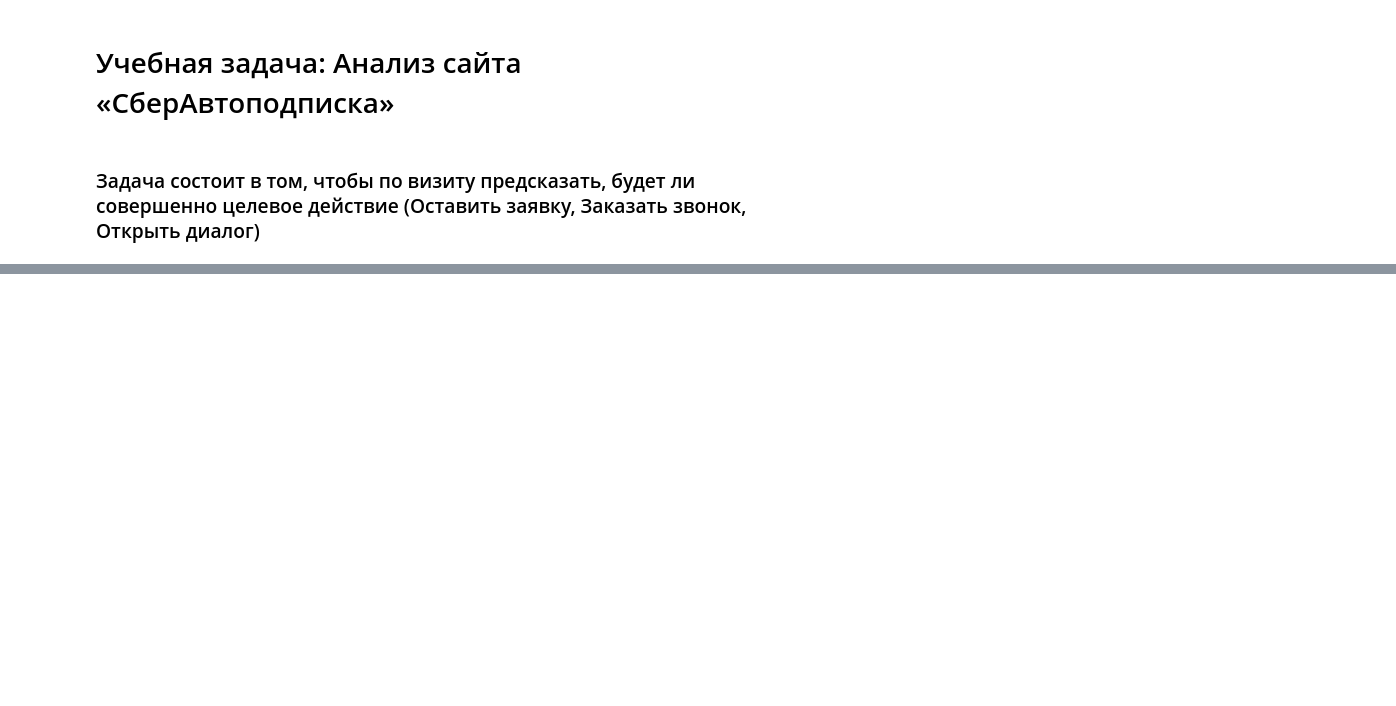
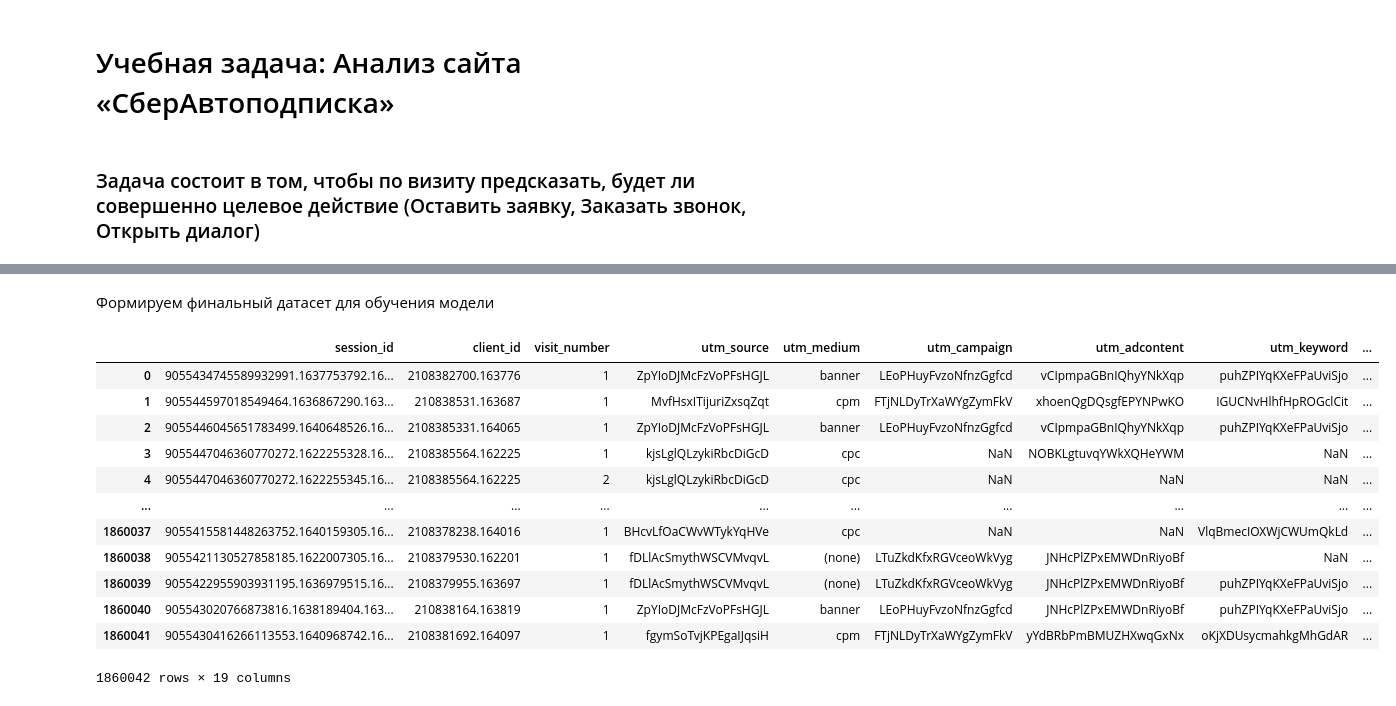
Before and after one commit to nekita473/Ms, a Jupyter notebook: Praktikum_2/Analysis.ipynb, the cells around one changed output, grey strips where cells are left out. Saved outputs shown, nothing was run; the diff lists cells and outputs as text; code cells hidden in the pictures; blank space fills up the shorter version.

```diff
--- a/Praktikum_2/Analysis.ipynb
+++ b/Praktikum_2/Analysis.ipynb
@@ -108,0 +342,2 @@ df_prepared.to_csv('data/df_prepared.csv', index=False)
+# %%
+sessions = sessions.fillna('NaN')
@@ -108,0 +370,41 @@ df_prepared.to_csv('data/df_prepared.csv', index=False)
+# %%
+# Составляем словарь целевых действий
+
+target_events = [
+  'chat established',
+  'mobile call','tap_on_phone_800','tap_on_phone_495','click_on_phone',
+  'sub_submit_success','greenday_sub_submit_success','request_success',
+  'sub_car_request_submit_click','sub_car_claim_submit_click',
+  'sub_callback_submit_click','greenday_sub_callback_submit_click',
+  'sub_custom_question_submit_click','form_request_call_sent',
+]
+
+# Оставляем только целевые действий
+target_hits = hits[hits["event_action"].isin(target_events)].copy()
+
+# Удаляем ненужные колонки и дублирующиеся сессии (если было несколко target_events)
+target_hits = target_hits.drop(columns=["event_category", "event_action"])
+target_hits = target_hits.drop_duplicates()
+
+# Добавляем флаг цд
+target_hits["target"] = 1
+# %% [markdown]
+Формируем финальный датасет для обучения модели
+# %%
+df = sessions.merge(target_hits, on=["session_id"], how="left")
+df["target"] = df["target"].fillna(0)
+df
+# %% [output]
+|  | session_id | client_id | visit_number | utm_source | utm_medium | utm_campaign | utm_adcontent | utm_keyword | ... |
+| 0 | 9055434745589932991.1637753792.16... | 2108382700.163776 | 1 | ZpYIoDJMcFzVoPFsHGJL | banner | LEoPHuyFvzoNfnzGgfcd | vCIpmpaGBnIQhyYNkXqp | puhZPIYqKXeFPaUviSjo | ... |
+| 1 | 905544597018549464.1636867290.163... | 210838531.163687 | 1 | MvfHsxITijuriZxsqZqt | cpm | FTjNLDyTrXaWYgZymFkV | xhoenQgDQsgfEPYNPwKO | IGUCNvHlhfHpROGclCit | ... |
+| 2 | 9055446045651783499.1640648526.16... | 2108385331.164065 | 1 | ZpYIoDJMcFzVoPFsHGJL | banner | LEoPHuyFvzoNfnzGgfcd | vCIpmpaGBnIQhyYNkXqp | puhZPIYqKXeFPaUviSjo | ... |
+| 3 | 9055447046360770272.1622255328.16... | 2108385564.162225 | 1 | kjsLglQLzykiRbcDiGcD | cpc | NaN | NOBKLgtuvqYWkXQHeYWM | NaN | ... |
+| 4 | 9055447046360770272.1622255345.16... | 2108385564.162225 | 2 | kjsLglQLzykiRbcDiGcD | cpc | NaN | NaN | NaN | ... |
+| ... | ... | ... | ... | ... | ... | ... | ... | ... | ... |
+| 1860037 | 9055415581448263752.1640159305.16... | 2108378238.164016 | 1 | BHcvLfOaCWvWTykYqHVe | cpc | NaN | NaN | VlqBmecIOXWjCWUmQkLd | ... |
+| 1860038 | 9055421130527858185.1622007305.16... | 2108379530.162201 | 1 | fDLlAcSmythWSCVMvqvL | (none) | LTuZkdKfxRGVceoWkVyg | JNHcPlZPxEMWDnRiyoBf | NaN | ... |
+| 1860039 | 9055422955903931195.1636979515.16... | 2108379955.163697 | 1 | fDLlAcSmythWSCVMvqvL | (none) | LTuZkdKfxRGVceoWkVyg | JNHcPlZPxEMWDnRiyoBf | puhZPIYqKXeFPaUviSjo | ... |
+| 1860040 | 905543020766873816.1638189404.163... | 210838164.163819 | 1 | ZpYIoDJMcFzVoPFsHGJL | banner | LEoPHuyFvzoNfnzGgfcd | JNHcPlZPxEMWDnRiyoBf | puhZPIYqKXeFPaUviSjo | ... |
+| 1860041 | 9055430416266113553.1640968742.16... | 2108381692.164097 | 1 | fgymSoTvjKPEgaIJqsiH | cpm | FTjNLDyTrXaWYgZymFkV | yYdBRbPmBMUZHXwqGxNx | oKjXDUsycmahkgMhGdAR | ... |
+1860042 rows × 19 columns
```
Also changed, not shown: parts of 56 cells of this notebook.
